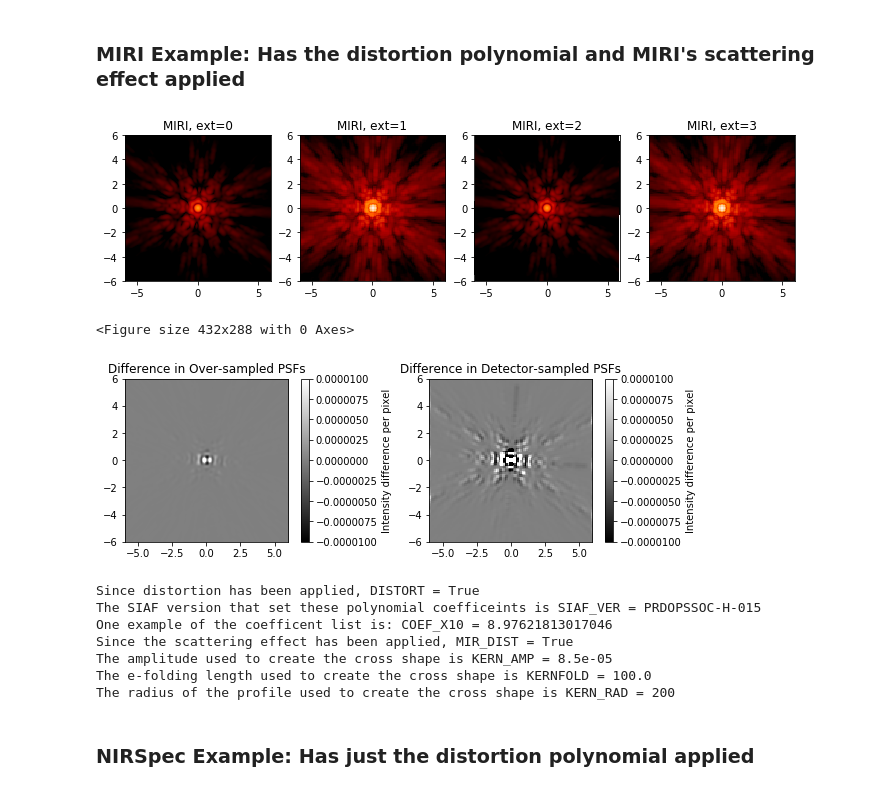
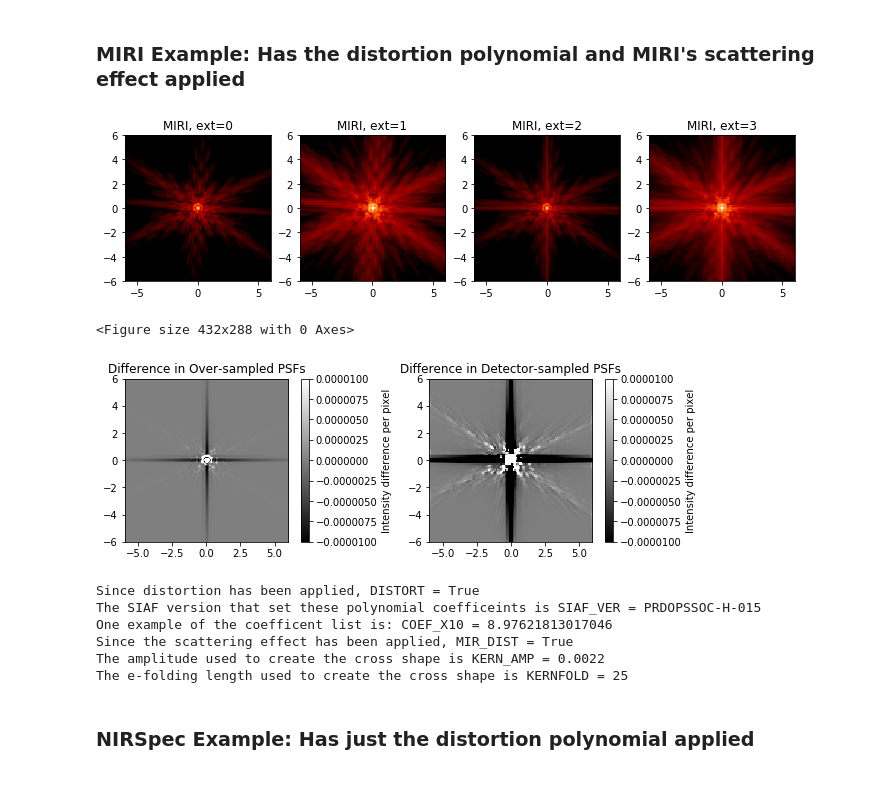
Before and after one commit to spacetelescope/webbpsf, a Jupyter notebook: notebooks/Distortion_examples.ipynb, the cells around one changed output. Drawn from its saved outputs; the diff is of its cells as text; code cells hidden in the pictures.

Commit message:
Update to miri scattering effect by adding astropy convolution function. Added NotImplementedError for MIRI LRS to calc_psf and noted in tutorial notebook

```diff
--- a/notebooks/Distortion_examples.ipynb
+++ b/notebooks/Distortion_examples.ipynb
@@ -137,7 +140,7 @@ Different JWST instruments require different distortions to be applied to them:
 ### NIRCam, NIRISS, and FGS Example: Has the distortion polynomial and rotation applied
 # %%
 niriss = webbpsf.NIRISS()
-niriss.image_mask = "CORON058"
+niriss.filter = "F480M"
 psf = niriss.calc_psf()
 
 # Plot the extensions
@@ -178,24 +177,25 @@ The rotation value is set under ROTATION = 0.56987
 ### MIRI Example: Has the distortion polynomial and MIRI's scattering effect applied
 # %%
 mir = webbpsf.MIRI()
+mir.filter = "F560W"
 psf = mir.calc_psf()
 
 # Plot the extensions
 fig, (ax1, ax2, ax3, ax4) = plt.subplots(ncols=4, figsize=(12,15))
 for i, axval in enumerate([ax1, ax2, ax3, ax4]):
     webbpsf.display_psf(psf, ext=i, ax=axval, colorbar=False, title="MIRI, ext={}".format(i))
 
 # Plot the differences
 plt.figure()
 fig, (ax1, ax2) = plt.subplots(ncols=2, figsize=(10,3))
 webbpsf.display_psf_difference(psf, psf, ext1=0, ext2=2, ax=ax1, title="Difference in Over-sampled PSFs",
                                vmin=-1e-5, vmax=1e-5)
 webbpsf.display_psf_difference(psf, psf, ext1=1, ext2=3, ax=ax2, title="Difference in Detector-sampled PSFs",
                                vmin=-1e-5, vmax=1e-5)
 # %% [output]
-[figure, old version]
+[figure, new version]
 <Figure size 432x288 with 0 Axes>
-[figure, old version]
+[figure, new version]
 # %%
 # Note the addeed header keywords:
 print("Since distortion has been applied, DISTORT = {}".format(psf[2].header["DISTORT"]))
@@ -205,15 +205,13 @@ print("One example of the coefficent list is: COEF_X10 = {}".format(psf[2].heade
 print("Since the scattering effect has been applied, MIR_DIST = {}".format(psf[2].header["MIR_DIST"]))
 print("The amplitude used to create the cross shape is KERN_AMP = {}".format(psf[2].header["KERN_AMP"]))
 print("The e-folding length used to create the cross shape is KERNFOLD = {}".format(psf[2].header["KERNFOLD"]))
-print("The radius of the profile used to create the cross shape is KERN_RAD = {}".format(psf[2].header["KERN_RAD"]))
 # %% [output]
 Since distortion has been applied, DISTORT = True
 The SIAF version that set these polynomial coefficeints is SIAF_VER = PRDOPSSOC-H-015
 One example of the coefficent list is: COEF_X10 = 8.97621813017046
 Since the scattering effect has been applied, MIR_DIST = True
-The amplitude used to create the cross shape is KERN_AMP = 8.5e-05
-The e-folding length used to create the cross shape is KERNFOLD = 100.0
-The radius of the profile used to create the cross shape is KERN_RAD = 200
+The amplitude used to create the cross shape is KERN_AMP = 0.0022
+The e-folding length used to create the cross shape is KERNFOLD = 25
 # %% [markdown]
 ### NIRSpec Example: Has just the distortion polynomial applied
 # %%
```
Also changed, not shown: parts of 3 cells of this notebook, 2 other files.
